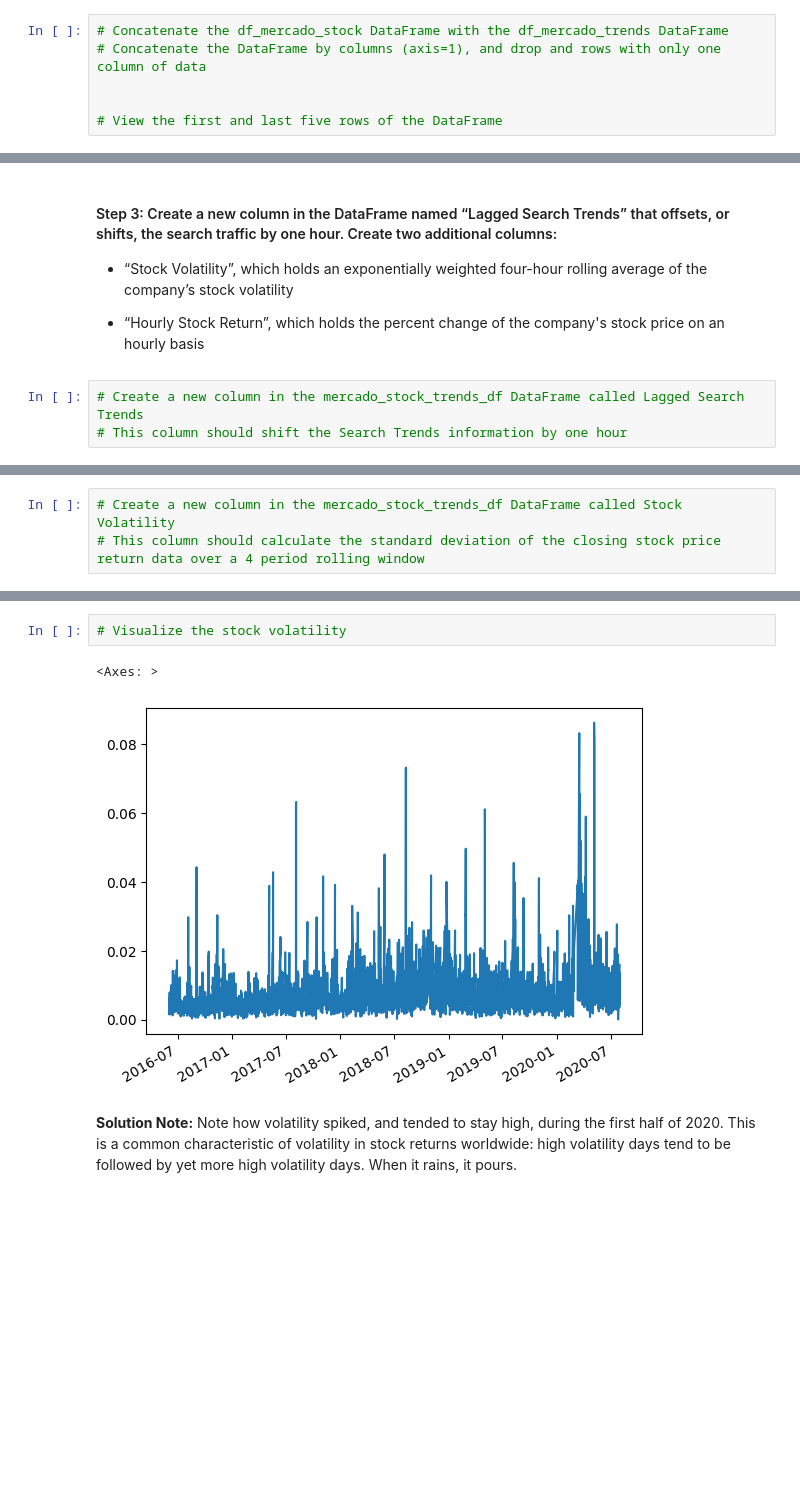
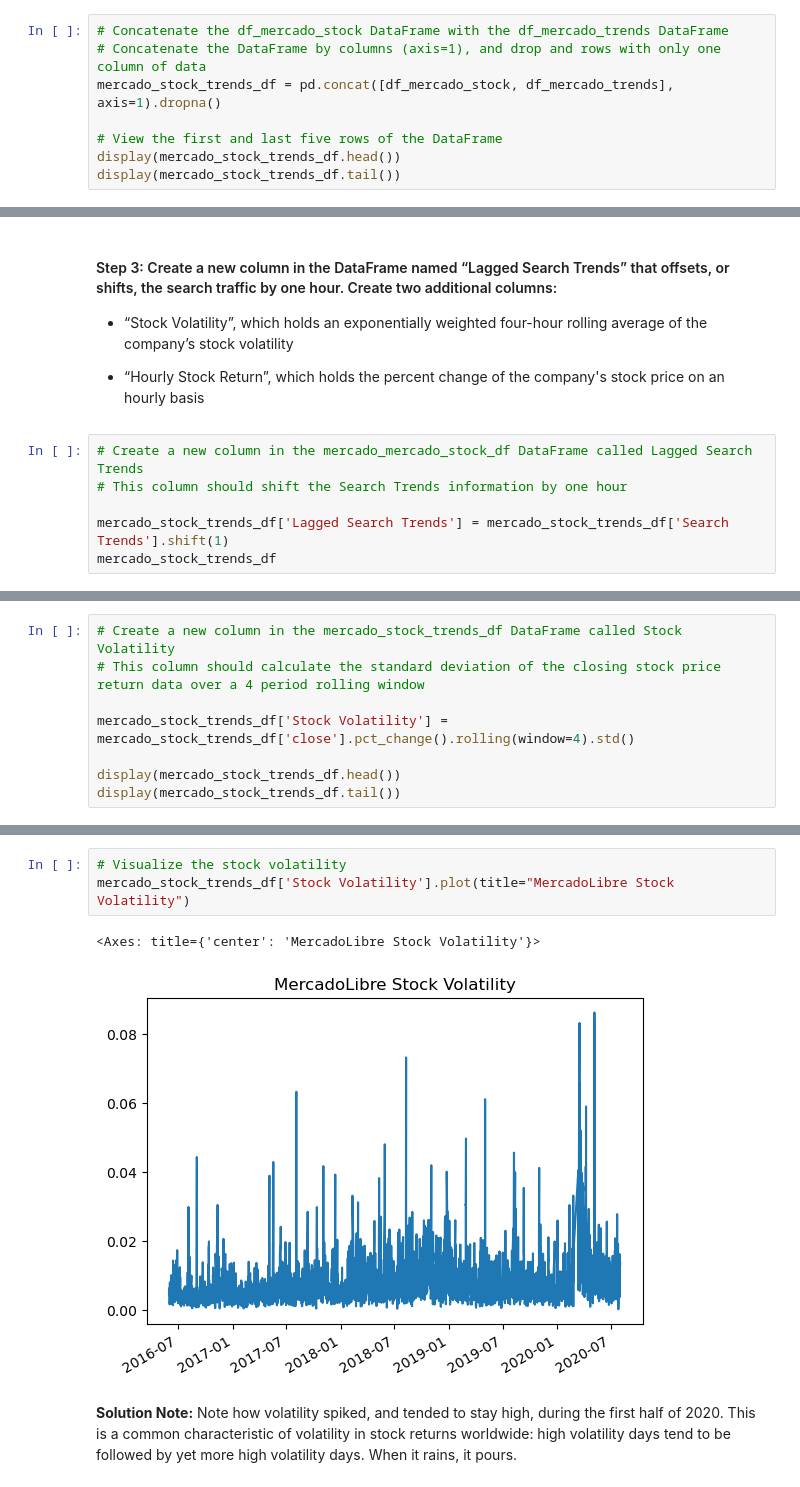
Before and after one commit to dailyinvention/prophet-challenge, a Jupyter notebook: forecasting_net_prophet.ipynb, the cells around one changed output, grey strips where cells are left out. Saved outputs shown, nothing was run; the diff lists cells and outputs as text; blank space fills up the shorter version.

```diff
--- a/forecasting_net_prophet.ipynb
+++ b/forecasting_net_prophet.ipynb
@@ -241,9 +242,11 @@ display(df_mercado_stock.tail())
 # %%
 # Concatenate the df_mercado_stock DataFrame with the df_mercado_trends DataFrame
 # Concatenate the DataFrame by columns (axis=1), and drop and rows with only one column of data
-
+mercado_stock_trends_df = pd.concat([df_mercado_stock, df_mercado_trends], axis=1).dropna()
 
 # View the first and last five rows of the DataFrame
+display(mercado_stock_trends_df.head())
+display(mercado_stock_trends_df.tail())
 # %% [output]
 |  | close | Search Trends |
 | 2016-06-01 09:00:00 | 135.16 | 6.0 |
@@ -297,5 +303,8 @@ array([<Axes: >, <Axes: >], dtype=object)
 
 * “Hourly Stock Return”, which holds the percent change of the company's stock price on an hourly basis
 # %%
-# Create a new column in the mercado_stock_trends_df DataFrame called Lagged Search Trends
+# Create a new column in the mercado_mercado_stock_df DataFrame called Lagged Search Trends
 # This column should shift the Search Trends information by one hour
+
+mercado_stock_trends_df['Lagged Search Trends'] = mercado_stock_trends_df['Search Trends'].shift(1)
+mercado_stock_trends_df
@@ -302,3 +325,8 @@ array([<Axes: >, <Axes: >], dtype=object)
 # %%
 # Create a new column in the mercado_stock_trends_df DataFrame called Stock Volatility
 # This column should calculate the standard deviation of the closing stock price return data over a 4 period rolling window
+
+mercado_stock_trends_df['Stock Volatility'] = mercado_stock_trends_df['close'].pct_change().rolling(window=4).std()
+
+display(mercado_stock_trends_df.head())
+display(mercado_stock_trends_df.tail())
@@ -305,8 +346,9 @@ array([<Axes: >, <Axes: >], dtype=object)
 # %%
 # Visualize the stock volatility
+mercado_stock_trends_df['Stock Volatility'].plot(title="MercadoLibre Stock Volatility")
 # %% [output]
-<Axes: >
+<Axes: title={'center': 'MercadoLibre Stock Volatility'}>
-[figure, old version]
+[figure, new version]
 # %% [markdown]
 **Solution Note:** Note how volatility spiked, and tended to stay high, during the first half of 2020. This is a common characteristic of volatility in stock returns worldwide: high volatility days tend to be followed by yet more high volatility days. When it rains, it pours.
 # %%
```
Also changed, not shown: parts of 18 cells of this notebook.
